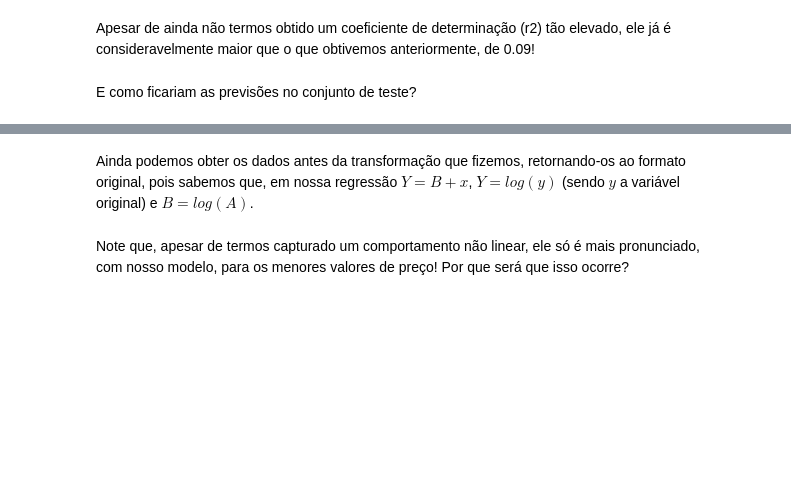
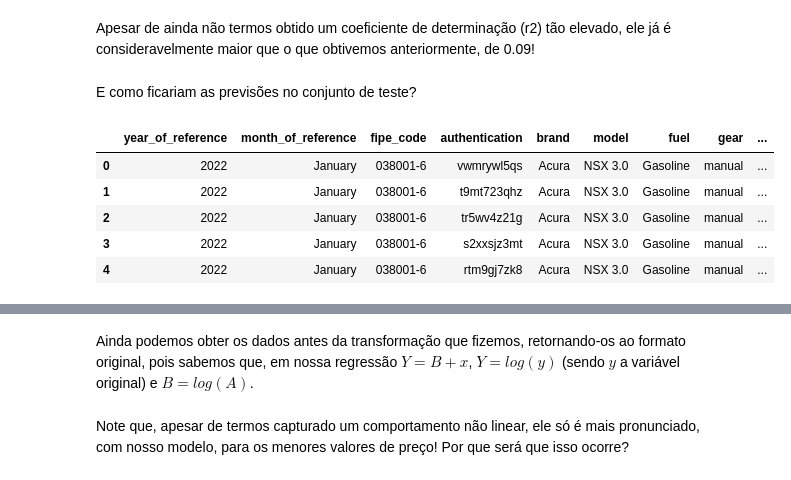
Before and after one commit to thiagocaveglion/aula_machine_learning, a Jupyter notebook: aula_2/notebook/Aula 02 - Fundamentos da aprendizagem supervisionada-Copy1.ipynb, the cells around one changed output, grey strips where cells are left out. Drawn from its saved outputs; the diff is of its cells as text; code cells hidden in the pictures; blank space fills up the shorter version.

```diff
--- a/aula_2/notebook/Aula 02 - Fundamentos da aprendizagem supervisionada-Copy1.ipynb
+++ b/aula_2/notebook/Aula 02 - Fundamentos da aprendizagem supervisionada-Copy1.ipynb
@@ -463,0 +468,9 @@ y_pred =
+# %%
+df.head()
+# %% [output]
+|  | year_of_reference | month_of_reference | fipe_code | authentication | brand | model | fuel | gear | ... |
+| 0 | 2022 | January | 038001-6 | vwmrywl5qs | Acura | NSX 3.0 | Gasoline | manual | ... |
+| 1 | 2022 | January | 038001-6 | t9mt723qhz | Acura | NSX 3.0 | Gasoline | manual | ... |
+| 2 | 2022 | January | 038001-6 | tr5wv4z21g | Acura | NSX 3.0 | Gasoline | manual | ... |
+| 3 | 2022 | January | 038001-6 | s2xxsjz3mt | Acura | NSX 3.0 | Gasoline | manual | ... |
+| 4 | 2022 | January | 038001-6 | rtm9gj7zk8 | Acura | NSX 3.0 | Gasoline | manual | ... |
```
Also changed, not shown: parts of 9 cells of this notebook, 3 other files.
